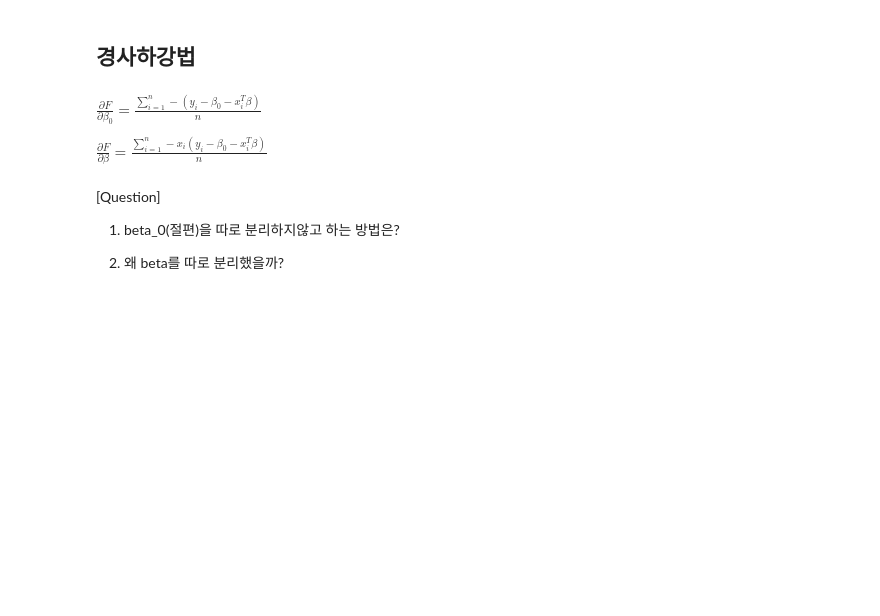
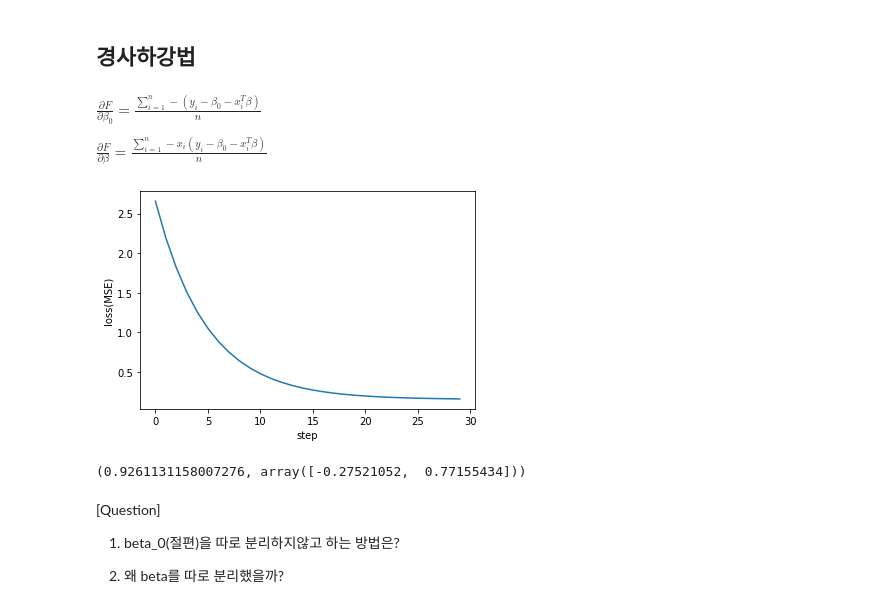
Before and after one commit to sunkusun9/ML2022_1, a Jupyter notebook: linear_regression.ipynb, the cells around one changed output. Cells and saved outputs as stored; diff of their text form; code cells hidden in the pictures; blank space fills up the shorter version.

```diff
--- a/linear_regression.ipynb
+++ b/linear_regression.ipynb
@@ -94,34 +98,45 @@ $\frac{\partial F}{\partial\beta_0}=\frac{\sum\limits_{i=1}^{n}-(y_i-\beta_0-x_i
 $\frac{\partial F}{\partial\beta}=\frac{\sum\limits_{i=1}^{n}-x_i(y_i-\beta_0-x_i^T\beta)}{n}$
 # %%
 np.random.seed(42)
-beta =  np.random.rand(3) * 2 - 1 # [-1, 1) 까지 랜덤 번호 생성
-beta_0 = beta[0]  # 절편을 따로 뗀다
-beta = beta[1:] # 절편을 제외한 계수를 beta로 다시 지정한다
+beta_hat =  np.random.rand(3) * 2 - 1 # [-1, 1) 까지 랜덤 번호 생성
+beta_hat_0 = beta_hat[0]  # 절편을 따로 뗀다
+beta_hat = beta_hat[1:] # 절편을 제외한 계수를 beta_hat로 다시 지정한다
 learning_rate = 0.1
-epoch = 10
+epoch = 30
 loss_hist = []
 beta_hist = []
 for j in range(epoch):
-    y_delta =  y - beta_0 - np.matmul(X, beta)
+    y_delta =  y - beta_hat_0 - np.matmul(X, beta_hat)
     """
     ### Vectorized Operation을 사용하지 않는다면...
-    F_delta_by_beta_0 = 0
-    F_delta_by_beta = np.zeros(2)
+    beta_hat_delta_0 = 0
+    beta_hat_delta = np.zeros(2)
     for i in range(X.shape[0]):
-        F_delta_by_beta_0 += -y_delta[i]
-        F_delta_by_beta += -x[i] * y_delta[i]
-    F_delta_by_beta_0 = F_delta_by_beta_0 / n
-    F_delta_by_beta = F_delta_by_beta / n
+        beta_hat_delta_0 += -y_delta[i]
+        beta_hat_delta += -X[i] * y_delta[i]
+    beta_hat_delta_0 = beta_hat_delta_0 / n
+    beta_hat_delta = beta_hat_delta / n
     """
-    F_delta_by_beta_0 = -np.mean(y_delta)
-    #F_delta_by_beta = -np.mean(X * y_delta[:, np.newaxis], axis=0)
-    F_delta_by_beta = -np.dot(X.T, y_delta) / n # 좀 더효율적이고 간결하다
-    beta_0 -= learning_rate * F_delta_by_beta_0
-    beta -= learning_rate * F_delta_by_beta
-    y_hat = beta_0 + np.matmul(X, beta)
-    loss = np.mean(np.square(y - y_hat)) # mse
+    beta_hat_delta_0 = -np.mean(y_delta)
+    #beta_hat_delta = -np.mean(X * y_delta[:, np.newaxis], axis=0)
+    beta_hat_delta = -np.dot(X.T, y_delta) / n # 좀 더효율적이고 간결하다
+    beta_hat_0 -= learning_rate * beta_hat_delta_0
+    beta_hat -= learning_rate * beta_hat_delta
+    y_hat = beta_hat_0 + np.matmul(X, beta_hat)
+    loss = mean_squared_error(y, y_hat) # mse
     loss_hist.append(loss)
-    beta_hist.append((beta_0, beta))
+    beta_hist.append((beta_hat_0, beta_hat))
+# %%
+plt.plot(loss_hist)
+plt.xlabel('step')
+plt.ylabel('loss(MSE)')
+plt.show()
+# %% [output]
+[figure, added]
+# %%
+beta_hat_0, beta_hat
+# %% [output]
+(0.9261131158007276, array([-0.27521052,  0.77155434]))
 # %% [markdown]
 [Question]
 
```
Also changed, not shown: parts of 45 cells of this notebook.
